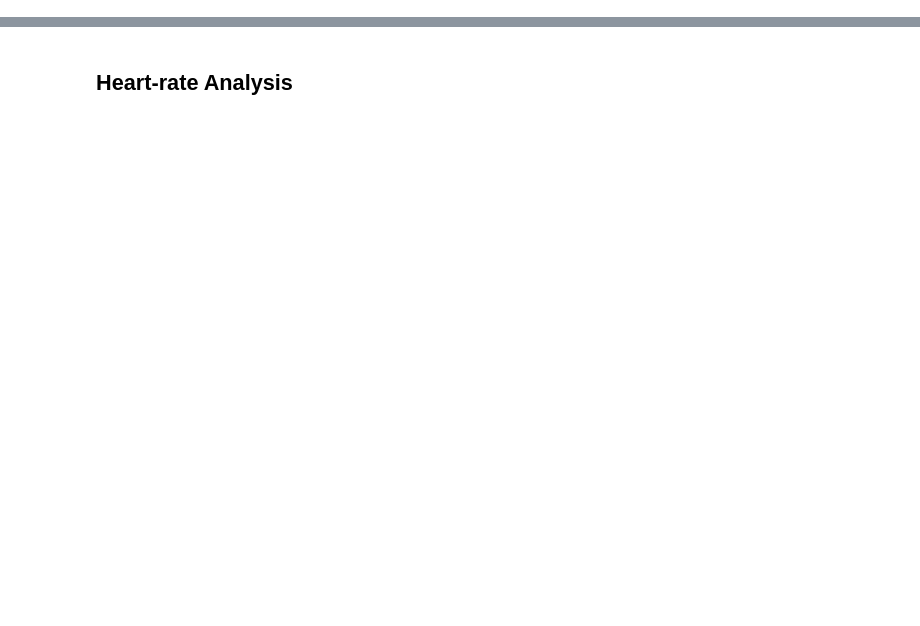
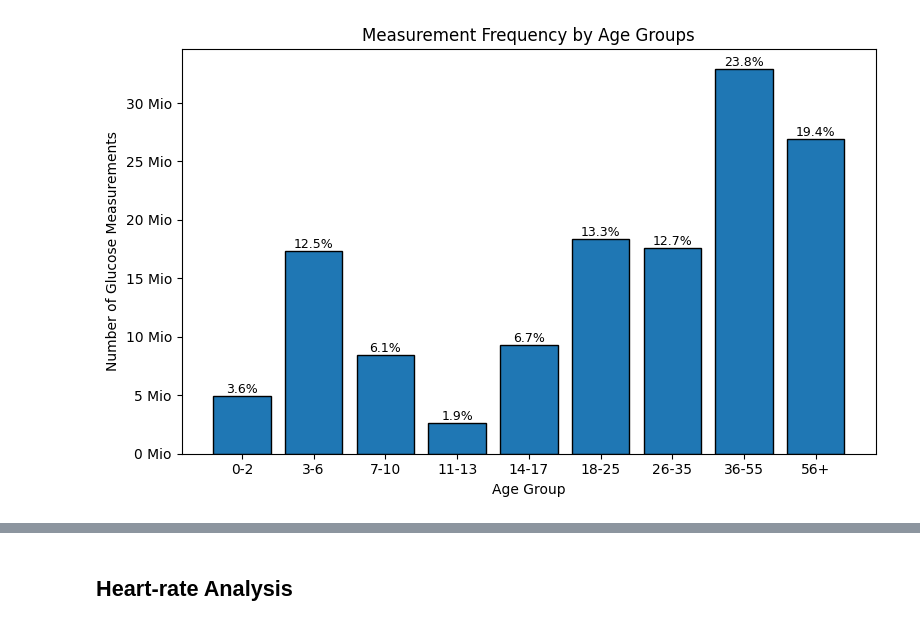
Before and after one commit to Beyza-Cinar/DiaData, a Jupyter notebook: Data_Exploration.ipynb, the cells around one changed output, grey strips where cells are left out. Saved outputs shown, nothing was run; the diff lists cells and outputs as text; code cells hidden in the pictures; blank space fills up the shorter version.

```diff
--- a/Data_Exploration.ipynb
+++ b/Data_Exploration.ipynb
@@ -375,0 +334,39 @@ plt.show()
+# %%
+# plots the distribution of all ages and the number of glucose measurements
+
+# first, null values of the "GlucoseCGM" column are removed
+combined_subI2_filtered = combined_subI.dropna(subset=["GlucoseCGM"])
+# then, the number of patients in each group are count
+glucoseage_counts = combined_subI2_filtered["AgeGroup"].value_counts().reset_index()
+glucoseage_counts.columns = ["age_range", "count"]
+
+# orders labels based on the age group
+glucoseage_counts["lower_bound"] = glucoseage_counts["age_range"].apply(get_lower_bound)
+glucoseage_counts = glucoseage_counts.sort_values("lower_bound")
+
+# counts the number of glucose measurements
+total = glucoseage_counts["count"].sum()
+
+# calculates the percentage for plotting
+percentages = (glucoseage_counts["count"] / total * 100).round(1)
+
+# plots the number of glucose measurements per database as a bar chart
+plt.figure(figsize=(8, 5))
+bars = plt.bar(glucoseage_counts["age_range"], glucoseage_counts["count"], width=0.8, edgecolor="black")
+plt.title("Measurement Frequency by Age Groups")
+plt.xlabel("Age Group")
+plt.ylabel("Number of Glucose Measurements")
+
+# adds percentage labels
+for bar, pct in zip(bars, percentages):
+    height = bar.get_height()
+    if height > 0:
+        plt.text(bar.get_x() + bar.get_width()/2, height + 1, f"{pct}%",
+                    ha="center", va="bottom", fontsize=9)
+
+# shortens the number into millions, cleans up trailing zeros
+plt.gca().set_yticklabels([f"{int(tick/1_000_000)} Mio" for tick in plt.gca().get_yticks()])
+plt.tight_layout()
+plt.show()
+# %% [output]
+[figure, added]
```
Also changed, not shown: parts of 46 cells of this notebook, 2 other files.
